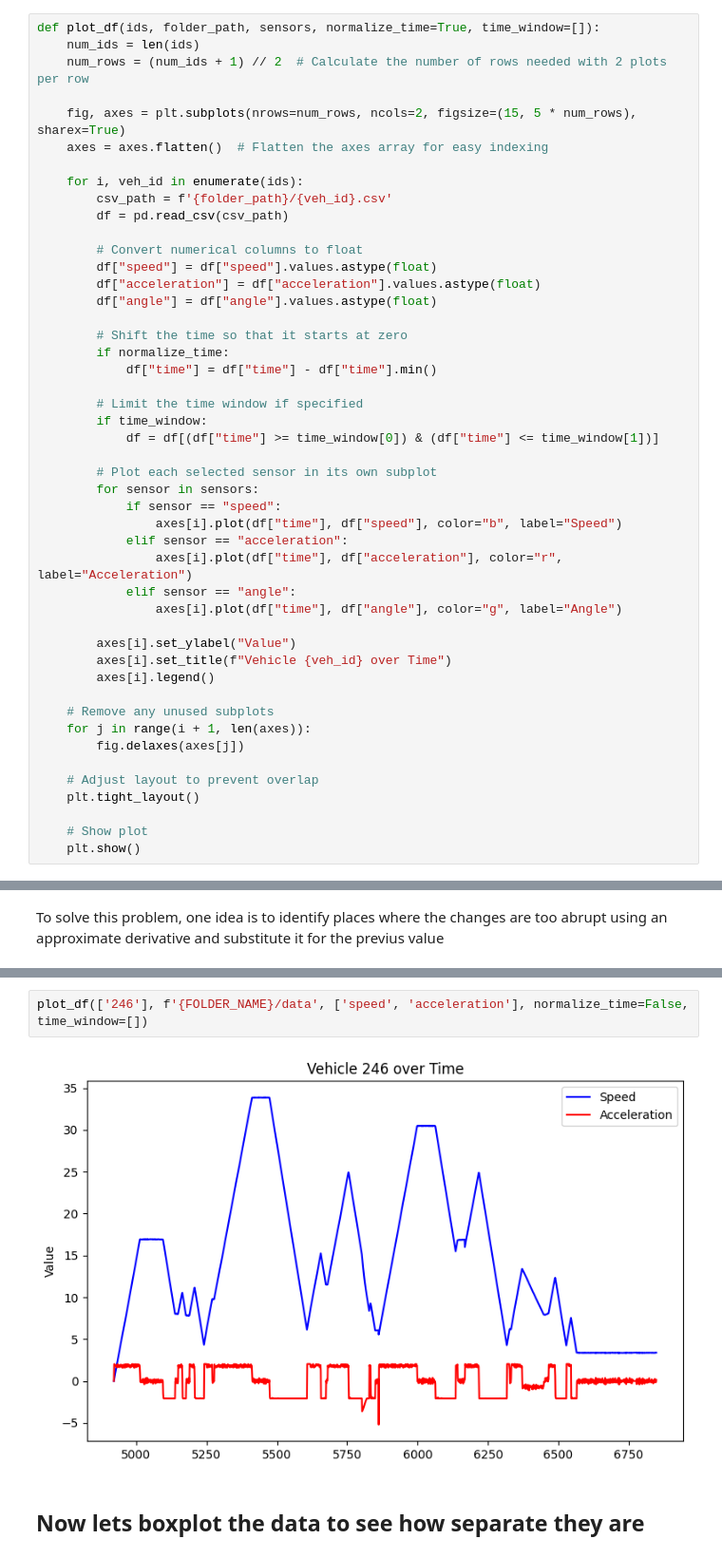
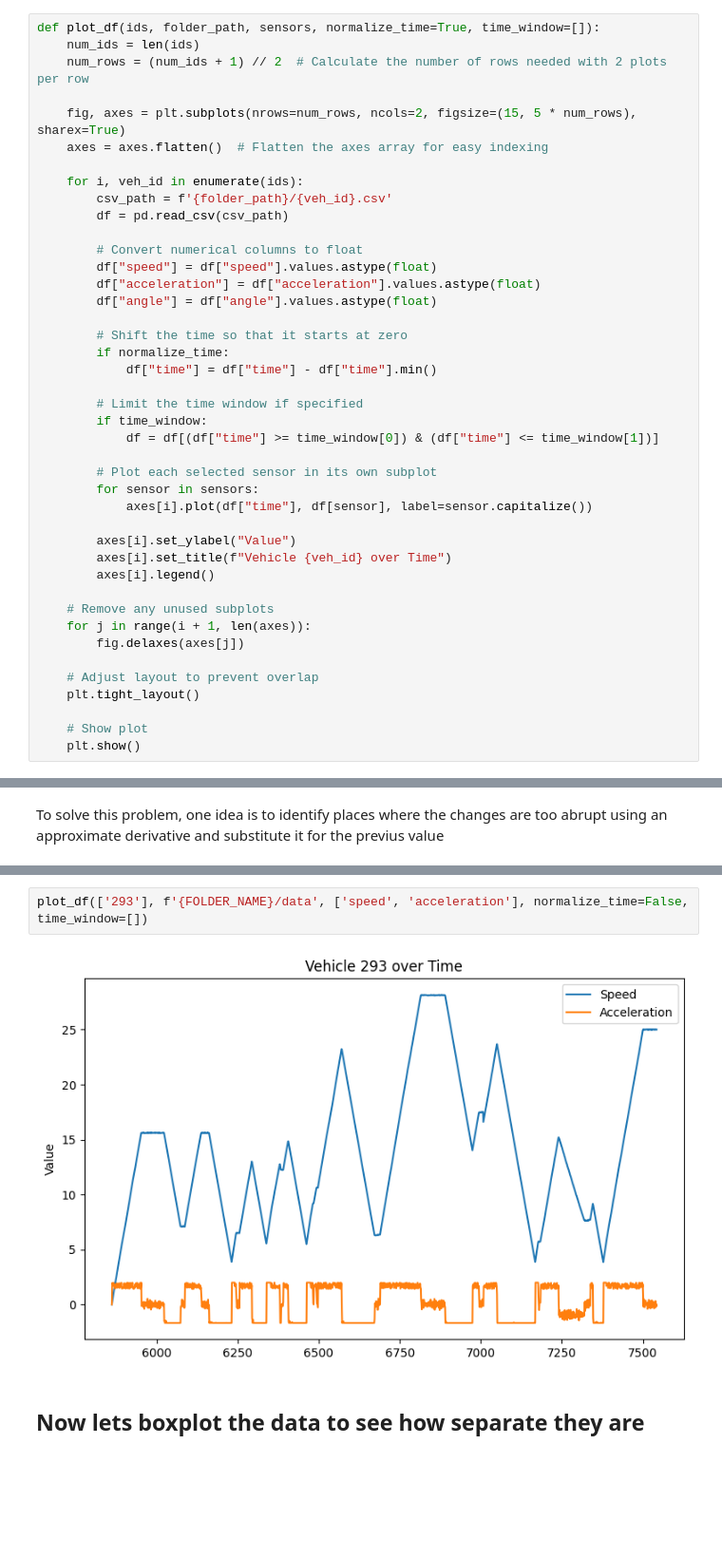
Before and after one commit to H-IAAC/sumo_data_synthesis, a Jupyter notebook: simulationData.ipynb, the cells around one changed output, grey strips where cells are left out. Shown at 95% size. Cells and saved outputs as stored; diff of their text form; blank space fills up the shorter version.

```diff
--- a/simulationData.ipynb
+++ b/simulationData.ipynb
@@ -265,12 +312,7 @@ def plot_df(ids, folder_path, sensors, normalize_time=True, time_window=[]):
 
         # Plot each selected sensor in its own subplot
         for sensor in sensors:
-            if sensor == "speed":
-                axes[i].plot(df["time"], df["speed"], color="b", label="Speed")
-            elif sensor == "acceleration":
-                axes[i].plot(df["time"], df["acceleration"], color="r", label="Acceleration")
-            elif sensor == "angle":
-                axes[i].plot(df["time"], df["angle"], color="g", label="Angle")
+            axes[i].plot(df["time"], df[sensor], label=sensor.capitalize())
 
         axes[i].set_ylabel("Value")
         axes[i].set_title(f"Vehicle {veh_id} over Time")
@@ -388,7 +380,7 @@ Vehicle 756 at timestep 15450 had an acceleration of 3.849999999999998, it
 # %%
-plot_df(['246'], f'{FOLDER_NAME}/data', ['speed', 'acceleration'], normalize_time=False, time_window=[])
+plot_df(['293'], f'{FOLDER_NAME}/data', ['speed', 'acceleration'], normalize_time=False, time_window=[])
 # %% [output]
-[figure, old version]
+[figure, new version]
 # %% [markdown]
 ## Now lets boxplot the data to see how separate they are
 # %%
```
Also changed, not shown: parts of 10 cells of this notebook.
